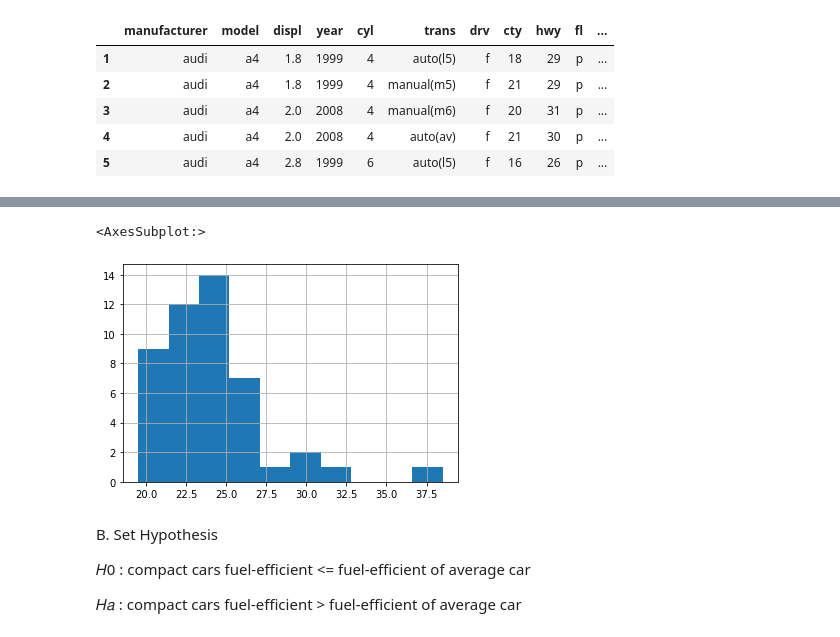
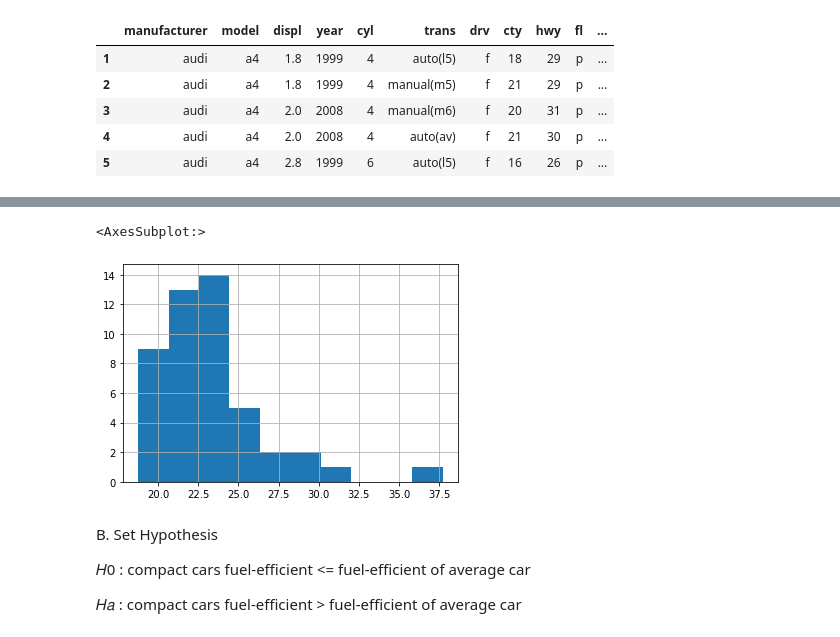
Before and after one commit to Chenchen070/statistics-exercises, a Jupyter notebook: hypothesis_testing.ipynb, the cells around one changed output, grey strips where cells are left out. Drawn from its saved outputs; the diff is of its cells as text; code cells hidden in the pictures.

```diff
--- a/hypothesis_testing.ipynb
+++ b/hypothesis_testing.ipynb
@@ -102,7 +123,10 @@ mpg.head()
 ### Is there a difference in fuel-efficiency in cars from 2008 vs 1999?
  two samples 2-tailed test
 # %%
-mpg['fuel_e'] = (mpg.cty + mpg.hwy) / 2
+# mpg['fuel_e'] = (mpg.cty + mpg.hwy) / 2
+# mpg.head()
+
+mpg['fuel_e'] = stats.hmean(mpg[['cty', 'hwy']], axis =1)
 mpg.head()
 # %% [output]
 |  | manufacturer | model | displ | year | cyl | trans | drv | cty | hwy | fl | ... |
@@ -171,6 +217,3 @@ mpg.head()
 | 3 | audi | a4 | 2.0 | 2008 | 4 | manual(m6) | f | 20 | 31 | p | ... |
 | 4 | audi | a4 | 2.0 | 2008 | 4 | auto(av) | f | 21 | 30 | p | ... |
 | 5 | audi | a4 | 2.8 | 1999 | 6 | auto(l5) | f | 16 | 26 | p | ... |
-# %%
-mpg = mpg.rename(columns = {'class':'car_class'})
-mpg.head()
@@ -184,9 +220,9 @@ mpg.head()
 # %%
-compact_fuel_e = mpg[mpg.car_class == 'compact'].fuel_e
+compact_fuel_e = mpg[mpg['class'] == 'compact'].fuel_e
 compact_fuel_e.hist()
 # %% [output]
 <AxesSubplot:>
-[figure, old version]
+[figure, new version]
 # %% [markdown]
 B. Set Hypothesis
 
```
Also changed, not shown: parts of 23 cells of this notebook.
